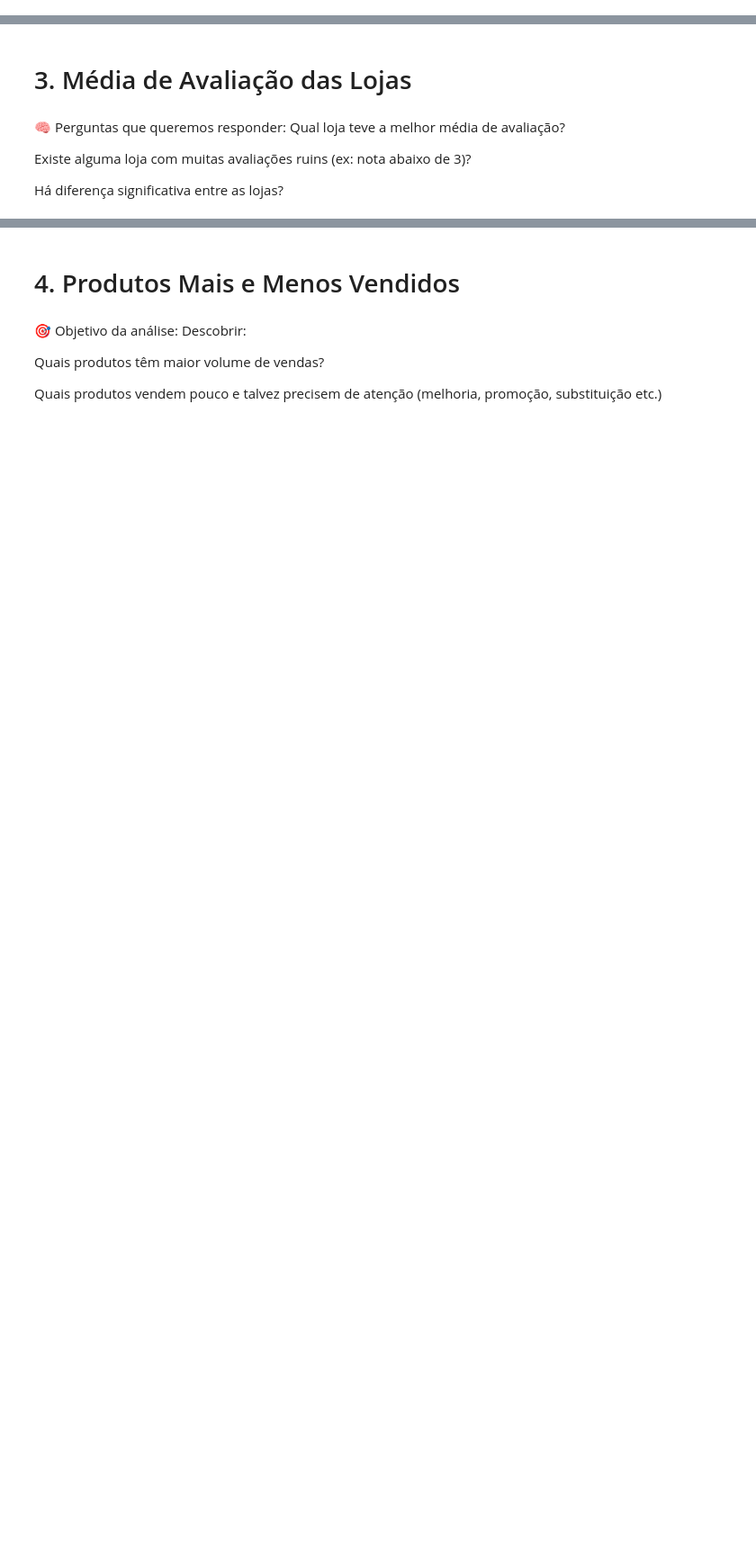
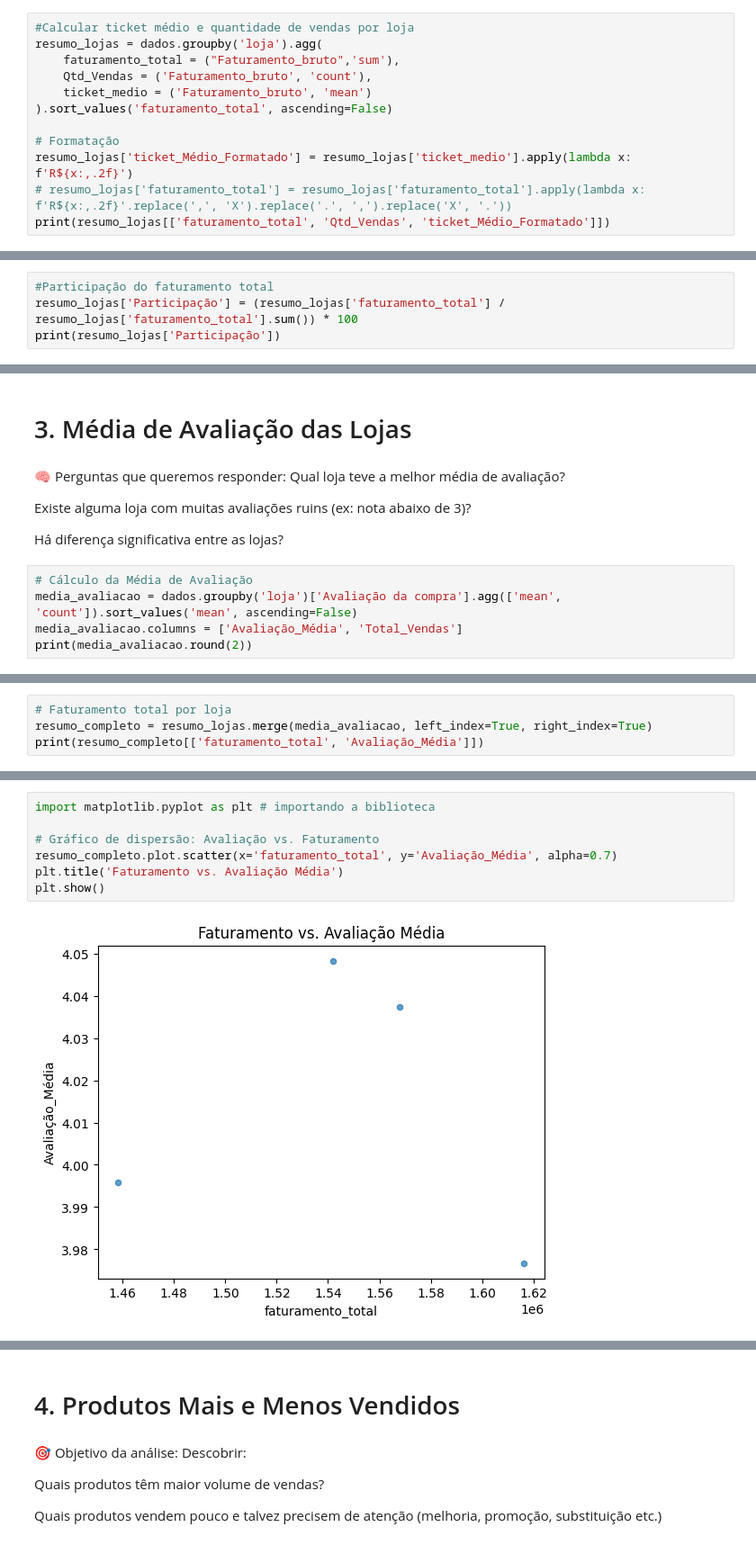
Before and after one commit to Erick-Viana/alura, a Jupyter notebook: AluraStoreBr.ipynb, the cells around one changed output, grey strips where cells are left out. Shown at 90% size. Drawn from its saved outputs; the diff is of its cells as text; blank space fills up the shorter version.

```diff
--- a/AluraStoreBr.ipynb
+++ b/AluraStoreBr.ipynb
@@ -145,0 +141,12 @@ Name: Faturamento, dtype: object
+# %%
+#Calcular ticket médio e quantidade de vendas por loja
+resumo_lojas = dados.groupby('loja').agg(
+    faturamento_total = ("Faturamento_bruto",'sum'),
+    Qtd_Vendas = ('Faturamento_bruto', 'count'),
+    ticket_medio = ('Faturamento_bruto', 'mean')
+).sort_values('faturamento_total', ascending=False)
+
+# Formatação
+resumo_lojas['ticket_Médio_Formatado'] = resumo_lojas['ticket_medio'].apply(lambda x: f'R${x:,.2f}')
+# resumo_lojas['faturamento_total'] = resumo_lojas['faturamento_total'].apply(lambda x: f'R${x:,.2f}'.replace(',', 'X').replace('.', ',').replace('X', '.'))
+print(resumo_lojas[['faturamento_total', 'Qtd_Vendas', 'ticket_Médio_Formatado']])
@@ -145,0 +160,4 @@ Name: Faturamento, dtype: object
+# %%
+#Participação do faturamento total
+resumo_lojas['Participação'] = (resumo_lojas['faturamento_total'] / resumo_lojas['faturamento_total'].sum()) * 100
+print(resumo_lojas['Participação'])
@@ -184,3 +311,8 @@ Qual loja teve a melhor média de avaliação?
 Existe alguma loja com muitas avaliações ruins (ex: nota abaixo de 3)?
 
 Há diferença significativa entre as lojas?
+# %%
+# Cálculo da Média de Avaliação
+media_avaliacao = dados.groupby('loja')['Avaliação da compra'].agg(['mean', 'count']).sort_values('mean', ascending=False)
+media_avaliacao.columns = ['Avaliação_Média', 'Total_Vendas']
+print(media_avaliacao.round(2))
@@ -186,0 +353,4 @@ Há diferença significativa entre as lojas?
+# %%
+# Faturamento total por loja
+resumo_completo = resumo_lojas.merge(media_avaliacao, left_index=True, right_index=True)
+print(resumo_completo[['faturamento_total', 'Avaliação_Média']])
@@ -186,0 +370,9 @@ Há diferença significativa entre as lojas?
+# %%
+import matplotlib.pyplot as plt # importando a biblioteca
+
+# Gráfico de dispersão: Avaliação vs. Faturamento
+resumo_completo.plot.scatter(x='faturamento_total', y='Avaliação_Média', alpha=0.7)
+plt.title('Faturamento vs. Avaliação Média')
+plt.show()
+# %% [output]
+[figure, added]
```
Also changed, not shown: parts of 87 cells of this notebook.
